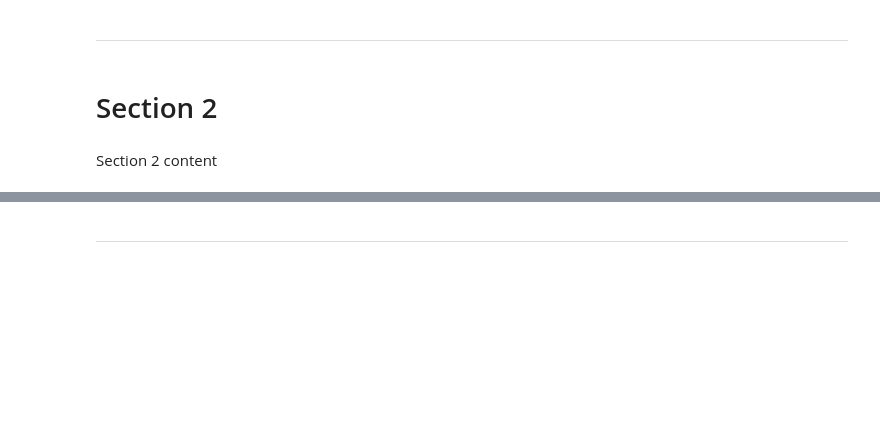
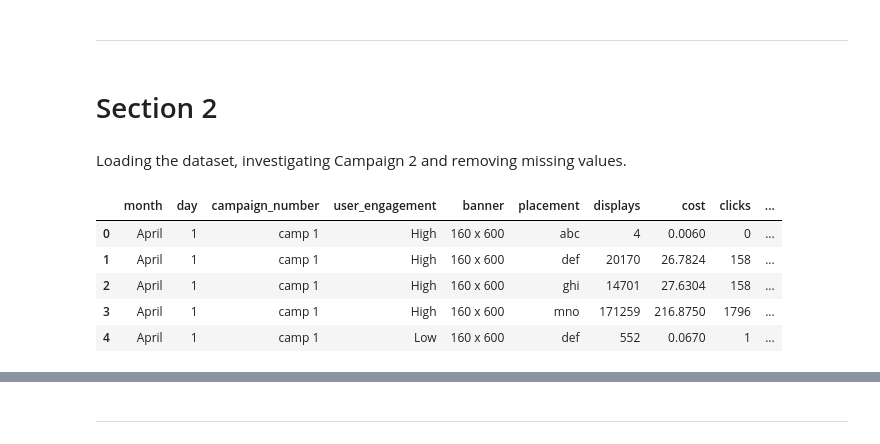
Before and after one commit to Oliver-code26/Unit2_Resub_Online_Advertising_Performance, a Jupyter notebook: jupyter_notebooks/Notebook.ipynb, the cells around one changed output, grey strips where cells are left out. Saved outputs shown, nothing was run; the diff lists cells and outputs as text; code cells hidden in the pictures; blank space fills up the shorter version.

Commit message:
Added datasets

```diff
--- a/jupyter_notebooks/Notebook.ipynb
+++ b/jupyter_notebooks/Notebook.ipynb
@@ -104,5 +104,16 @@ Chatgpt Recommends:
 ---
 # %% [markdown]
 # Section 2
-# %% [markdown]
-Section 2 content
+# %% [markdown]
+Loading the dataset, investigating Campaign 2 and removing missing values.
+# %%
+# read 'online_advertising_performance_data.csv' from the 'datasets' folder
+df = pd.read_csv('datasets/online_advertising_performance_data.csv')
+df.head()
+# %% [output]
+|  | month | day | campaign_number | user_engagement | banner | placement | displays | cost | clicks | ... |
+| 0 | April | 1 | camp 1 | High | 160 x 600 | abc | 4 | 0.0060 | 0 | ... |
+| 1 | April | 1 | camp 1 | High | 160 x 600 | def | 20170 | 26.7824 | 158 | ... |
+| 2 | April | 1 | camp 1 | High | 160 x 600 | ghi | 14701 | 27.6304 | 158 | ... |
+| 3 | April | 1 | camp 1 | High | 160 x 600 | mno | 171259 | 216.8750 | 1796 | ... |
+| 4 | April | 1 | camp 1 | Low | 160 x 600 | def | 552 | 0.0670 | 1 | ... |
```
Also changed, not shown: parts of 6 cells of this notebook, 5 other files.
